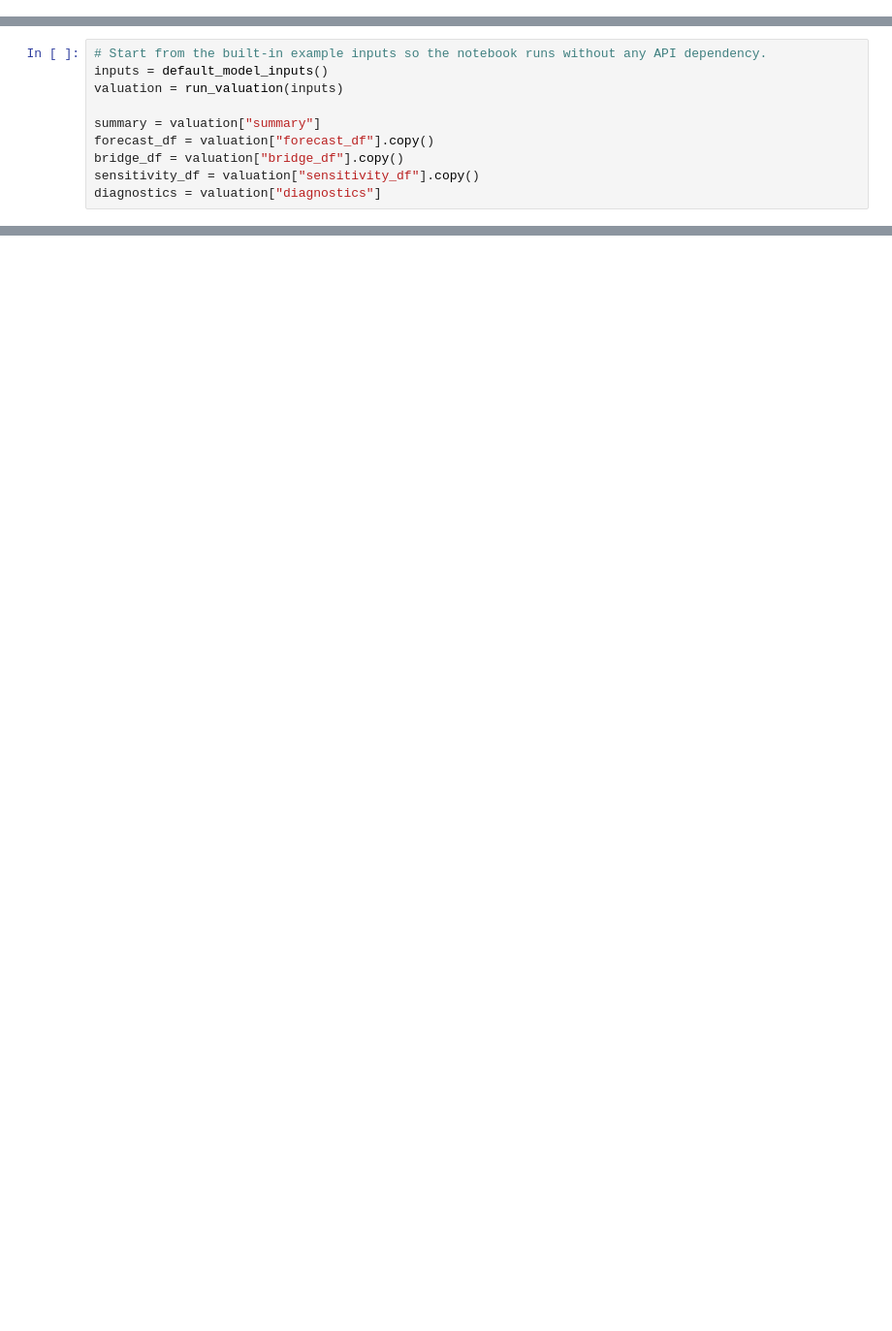
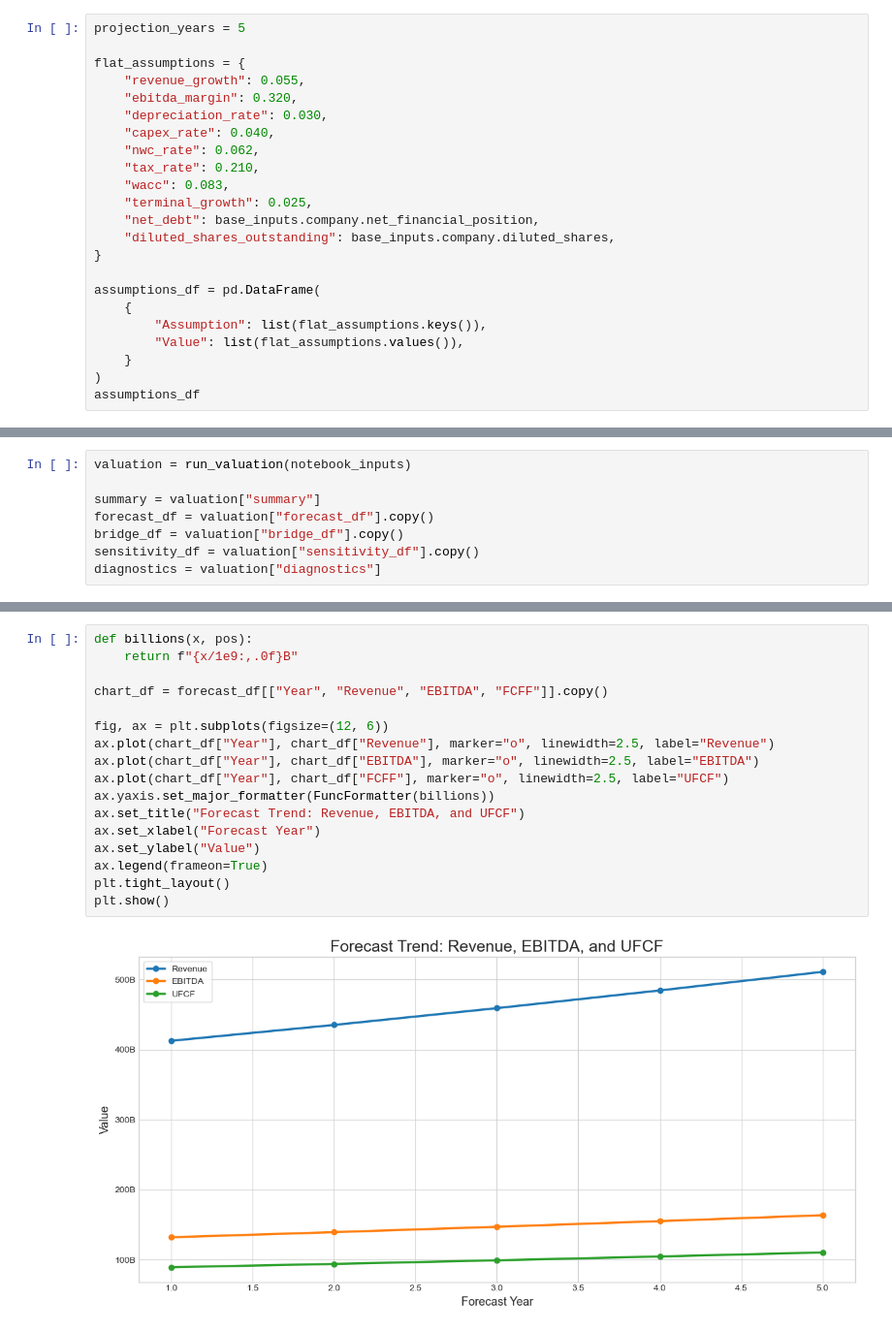
Before and after one commit to kapurohi/dcf-model, a Jupyter notebook: python_model/dcf_model.ipynb, the cells around one changed output, grey strips where cells are left out. Shown at 97% size. Cells and saved outputs as stored; diff of their text form; blank space fills up the shorter version.

```diff
--- a/python_model/dcf_model.ipynb
+++ b/python_model/dcf_model.ipynb
@@ -43,0 +141,23 @@ from python_model.dcf_engine import run_valuation
+# %%
+projection_years = 5
+
+flat_assumptions = {
+    "revenue_growth": 0.055,
+    "ebitda_margin": 0.320,
+    "depreciation_rate": 0.030,
+    "capex_rate": 0.040,
+    "nwc_rate": 0.062,
+    "tax_rate": 0.210,
+    "wacc": 0.083,
+    "terminal_growth": 0.025,
+    "net_debt": base_inputs.company.net_financial_position,
+    "diluted_shares_outstanding": base_inputs.company.diluted_shares,
+}
+
+assumptions_df = pd.DataFrame(
+    {
+        "Assumption": list(flat_assumptions.keys()),
+        "Value": list(flat_assumptions.values()),
+    }
+)
+assumptions_df
@@ -44,7 +341,5 @@ from python_model.dcf_engine import run_valuation
 # %%
-# Start from the built-in example inputs so the notebook runs without any API dependency.
-inputs = default_model_inputs()
-valuation = run_valuation(inputs)
+valuation = run_valuation(notebook_inputs)
 
 summary = valuation["summary"]
 forecast_df = valuation["forecast_df"].copy()
@@ -104,0 +423,19 @@ From here, we can extend the notebook with:
+# %%
+def billions(x, pos):
+    return f"{x/1e9:,.0f}B"
+
+chart_df = forecast_df[["Year", "Revenue", "EBITDA", "FCFF"]].copy()
+
+fig, ax = plt.subplots(figsize=(12, 6))
+ax.plot(chart_df["Year"], chart_df["Revenue"], marker="o", linewidth=2.5, label="Revenue")
+ax.plot(chart_df["Year"], chart_df["EBITDA"], marker="o", linewidth=2.5, label="EBITDA")
+ax.plot(chart_df["Year"], chart_df["FCFF"], marker="o", linewidth=2.5, label="UFCF")
+ax.yaxis.set_major_formatter(FuncFormatter(billions))
+ax.set_title("Forecast Trend: Revenue, EBITDA, and UFCF")
+ax.set_xlabel("Forecast Year")
+ax.set_ylabel("Value")
+ax.legend(frameon=True)
+plt.tight_layout()
+plt.show()
+# %% [output]
+[figure, added]
```
Also changed, not shown: parts of 36 cells of this notebook, 1 other file.
